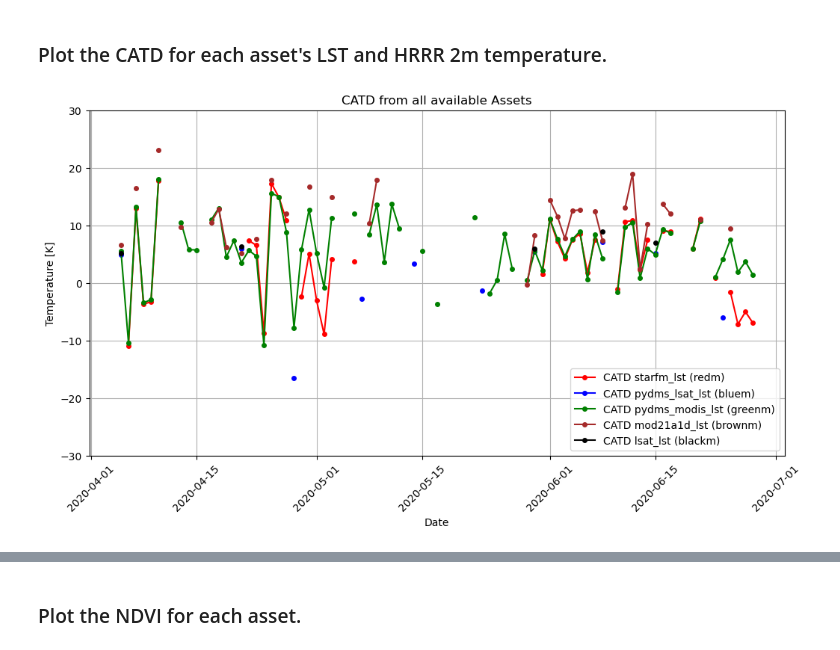
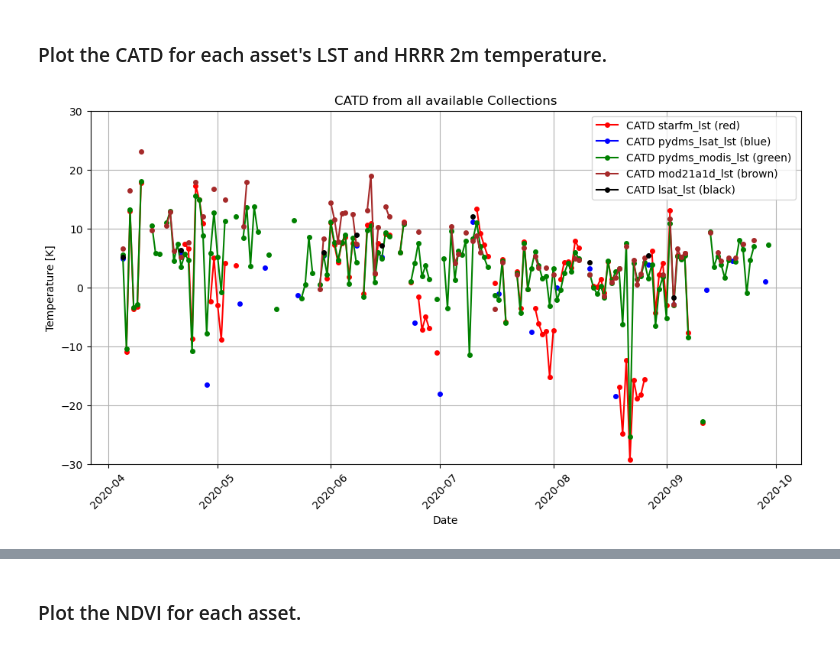
Before and after one commit to eculler/lst-crop-stress-capstone, a Jupyter notebook: exploratory/lst-comparison-tcruicks.ipynb, the cells around one changed output, grey strips where cells are left out. Drawn from its saved outputs; the diff is of its cells as text; code cells hidden in the pictures.

```diff
--- a/exploratory/lst-comparison-tcruicks.ipynb
+++ b/exploratory/lst-comparison-tcruicks.ipynb
@@ -223,7 +223,7 @@ bbox = [-93.68802, 42.00908, -93.68783, 41.991]
 
 # Specify dates & hour for LST analysis.
 start = "2020-04-01"
-end = "2020-07-30"
+end = "2020-09-30"
 hr_s = "00:00:00"
 hr_e = '23:59:59'
 # ---------------------------------------------------------------------------
@@ -398,30 +380,30 @@ for i, asset in enumerate(asset_dict):
 # %%
 # Now plot CATD  ----------------------
 
 fig, ax = plt.subplots(figsize=(12, 6))
 
 for i, asset in enumerate(asset_dict):
 
     # This the the name of the columns in the catd df.
     # Just makes it shorter for later use.
     col = "catd_{}".format(asset_dict[asset][0])
 
     ax = (plt.plot(
         catd_df.index,
         catd_df[col],
-        label="CATD {} ({}m)".format(asset_dict[asset][0], asset_dict[asset][3]),
+        label="CATD {} ({})".format(asset_dict[asset][0], asset_dict[asset][3]),
         marker='o', markersize=4, c=asset_dict[asset][3]),
         )
 
 # This may cut off some outlying points.
 plt.ylim(-30, 30)
 
-plt.title('CATD from all available Assets')
+plt.title('CATD from all available Collections')
 plt.grid(True)
 plt.ylabel('Temperature [K]')
 plt.xlabel('Date')
 plt.xticks(rotation=45)
 plt.legend()
 plt.show()
 # %% [output]
-[figure, old version]
+[figure, new version]
```
Also changed, not shown: parts of 8 cells of this notebook.
